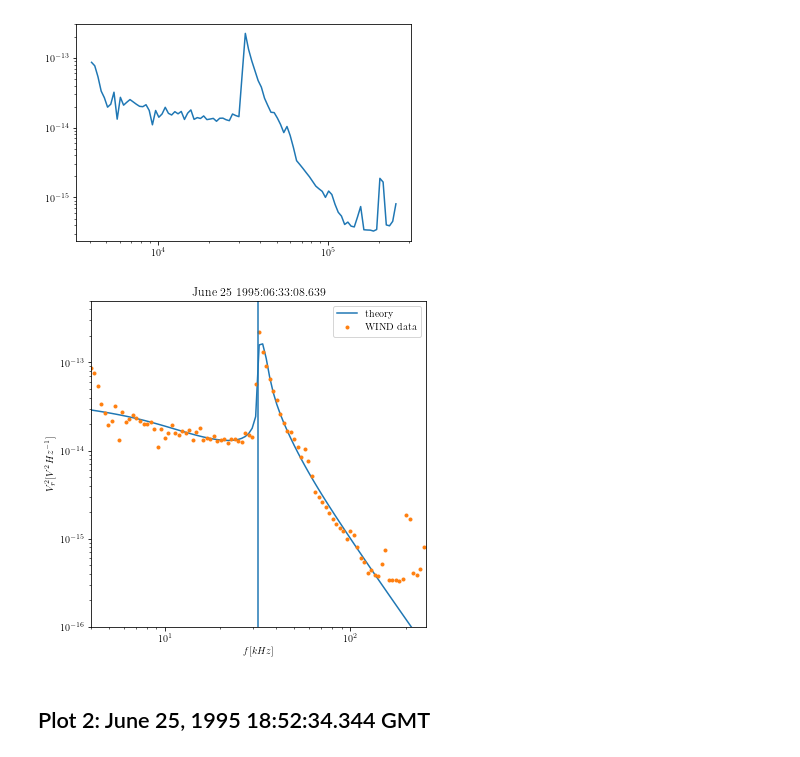
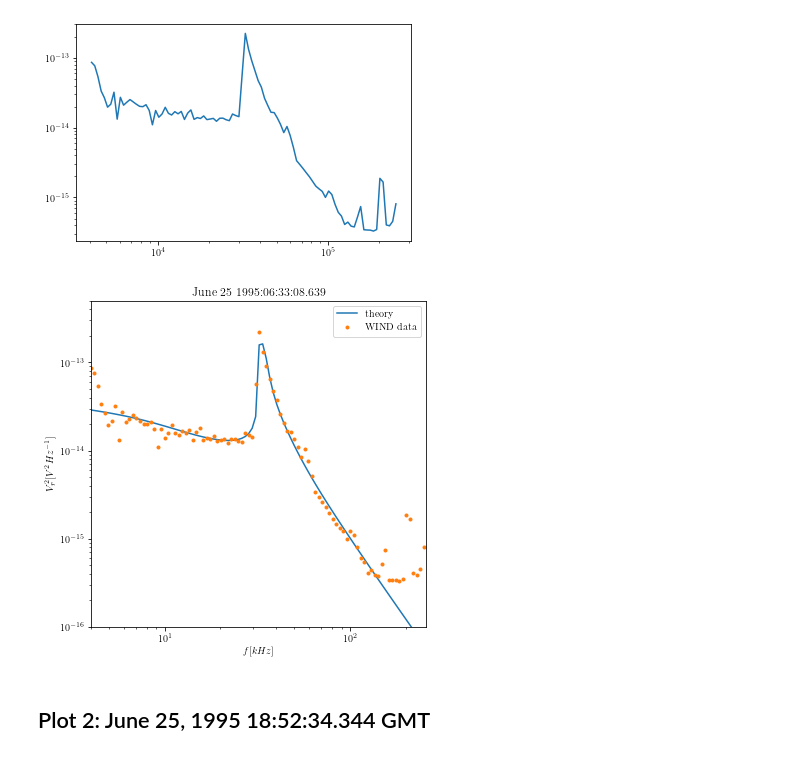
Before and after one commit to AyushmaanAggarwal/qtn-proj-ayu, a Jupyter notebook: wind.ipynb, the cells around one changed output. Cells and saved outputs as stored; diff of their text form; code cells hidden in the pictures.

```diff
--- a/wind.ipynb
+++ b/wind.ipynb
@@ -193,26 +195,26 @@ Time Found: 25 Jun 1995 06:33:08.6399999856948853
 # %%
 plt.rc('text', usetex=True)
 plt.rc('font', family='serif')
 fig = plt.figure(figsize=[6, 6], facecolor="white")
 plt.plot(fbins/1000, vr2/gamma, label='theory')
 #plt.plot(fbins/1000, enoise/gamma, label='electron')
 #plt.plot(fbins/1000, pnoise/gamma, label='proton')
 #plt.plot(fbins/1000, shot/gamma, label='shot')
 plt.plot(fbins/1000, spec, 'o', markersize=3, label='WIND data')
 plt.xscale('log')
 plt.yscale('log')
 plt.xlim([4, 256])
 plt.ylim([1e-16, 5e-13])
 plt.xlabel(r'$f[kHz]$')
 plt.ylabel(r'$V_r^2[V^2Hz^{-1}]$')
 plt.title('June 25 1995:06:33:08.639')
 #plt.title('June 25 1995:06:33:06.432')
 plt.legend(loc='best')
-plt.axvline(x=31.924165899128376)
+#plt.axvline(x=31.924165899128376)
 plt.show()
-fig.savefig('Plots/wind19950625.png', dpi=300)
+fig.savefig('plots/wind19950625.png', dpi=500)
 # %% [output]
-[figure, old version]
+[figure, new version]
 # %% [markdown]
 ## Plot 2: June 25, 1995 18:52:34.344 GMT
 # %%
```
Also changed, not shown: parts of 5 cells of this notebook, 1 other file.
